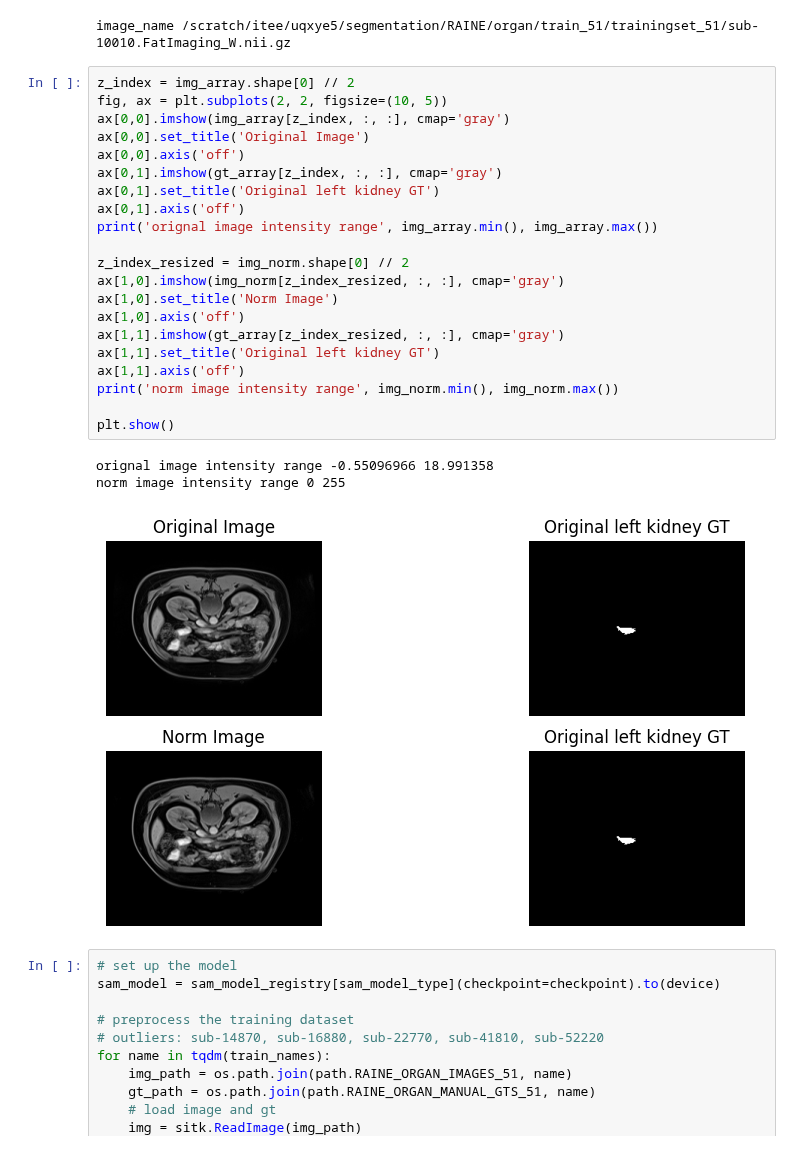
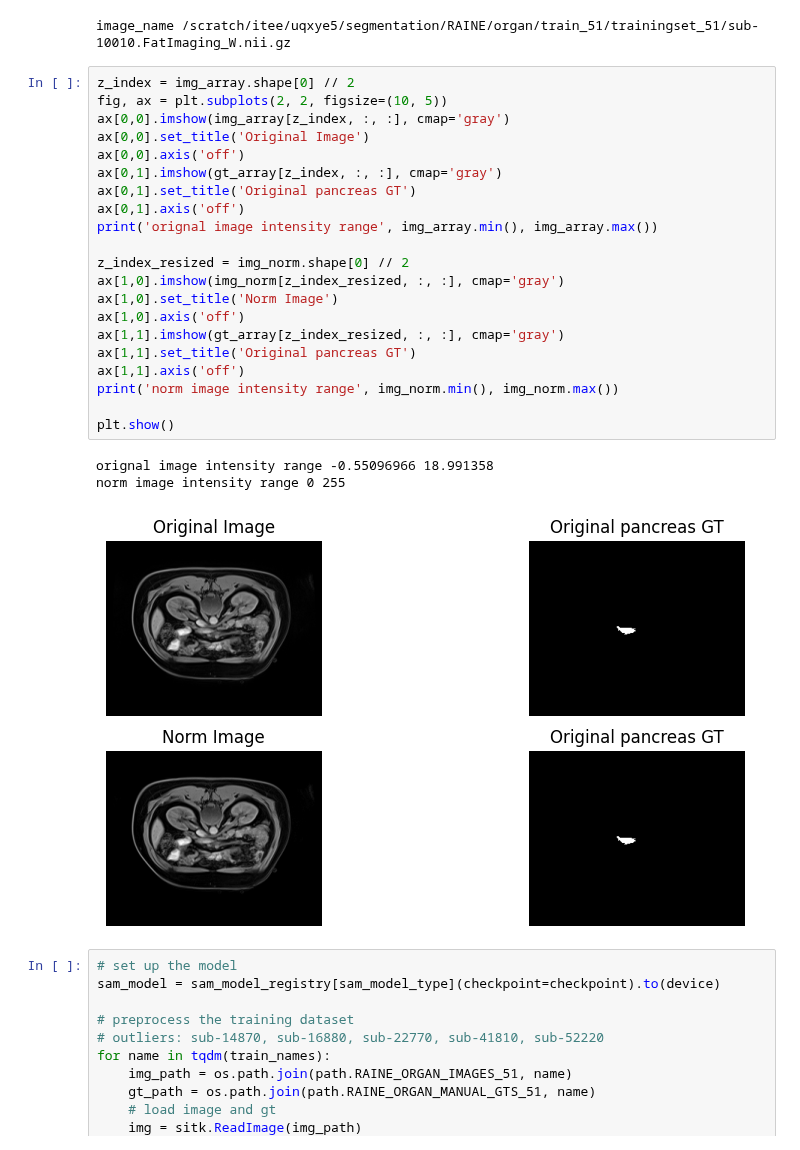
Before and after one commit to yexincheng/ALMRI, a Jupyter notebook: prepare_dataset.ipynb, the cells around one changed output. Drawn from its saved outputs; the diff is of its cells as text.

```diff
--- a/prepare_dataset.ipynb
+++ b/prepare_dataset.ipynb
@@ -116,28 +116,28 @@ image_name /scratch/itee/uqxye5/segmentation/RAINE/organ/train_51/trainingset_51
 # %%
 z_index = img_array.shape[0] // 2
 fig, ax = plt.subplots(2, 2, figsize=(10, 5))
 ax[0,0].imshow(img_array[z_index, :, :], cmap='gray')
 ax[0,0].set_title('Original Image')
 ax[0,0].axis('off')
 ax[0,1].imshow(gt_array[z_index, :, :], cmap='gray')
-ax[0,1].set_title('Original left kidney GT')
+ax[0,1].set_title('Original pancreas GT')
 ax[0,1].axis('off')
 print('orignal image intensity range', img_array.min(), img_array.max())
 
 z_index_resized = img_norm.shape[0] // 2
 ax[1,0].imshow(img_norm[z_index_resized, :, :], cmap='gray')
 ax[1,0].set_title('Norm Image')
 ax[1,0].axis('off')
 ax[1,1].imshow(gt_array[z_index_resized, :, :], cmap='gray')
-ax[1,1].set_title('Original left kidney GT')
+ax[1,1].set_title('Original pancreas GT')
 ax[1,1].axis('off')
 print('norm image intensity range', img_norm.min(), img_norm.max())
 
 plt.show()
 # %% [output]
 orignal image intensity range -0.55096966 18.991358
 norm image intensity range 0 255
-[figure, old version]
+[figure, new version]
 # %%
 # set up the model
 sam_model = sam_model_registry[sam_model_type](checkpoint=checkpoint).to(device)
```
Also changed, not shown: parts of 1 cell of this notebook.
